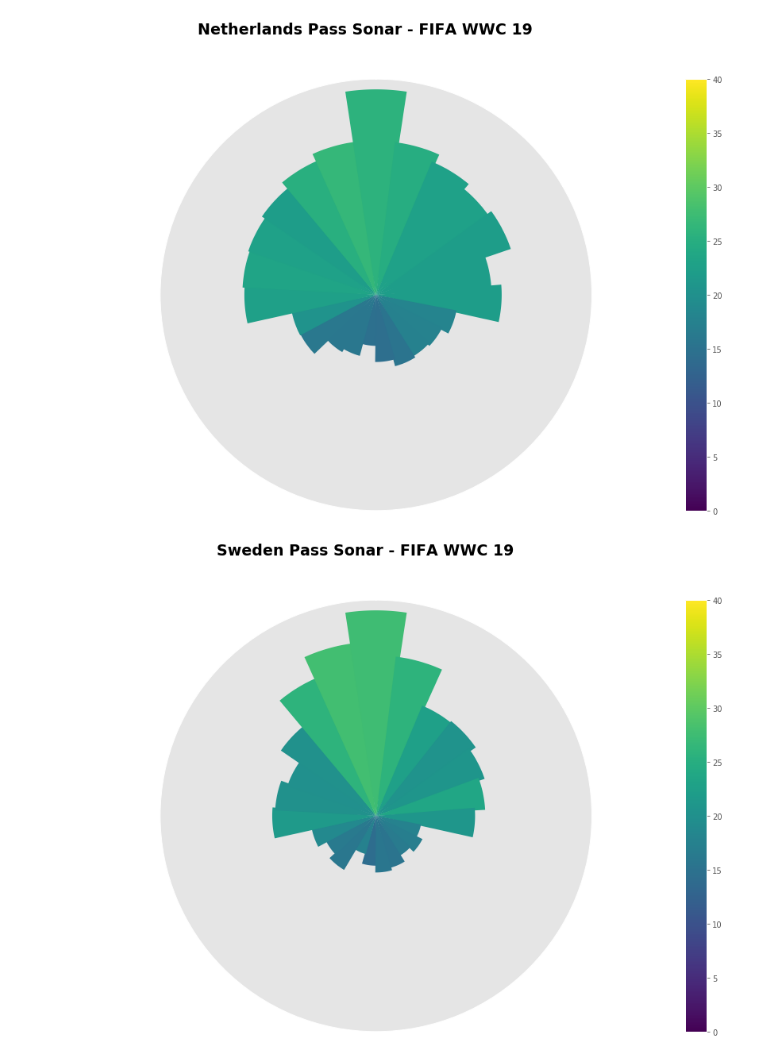
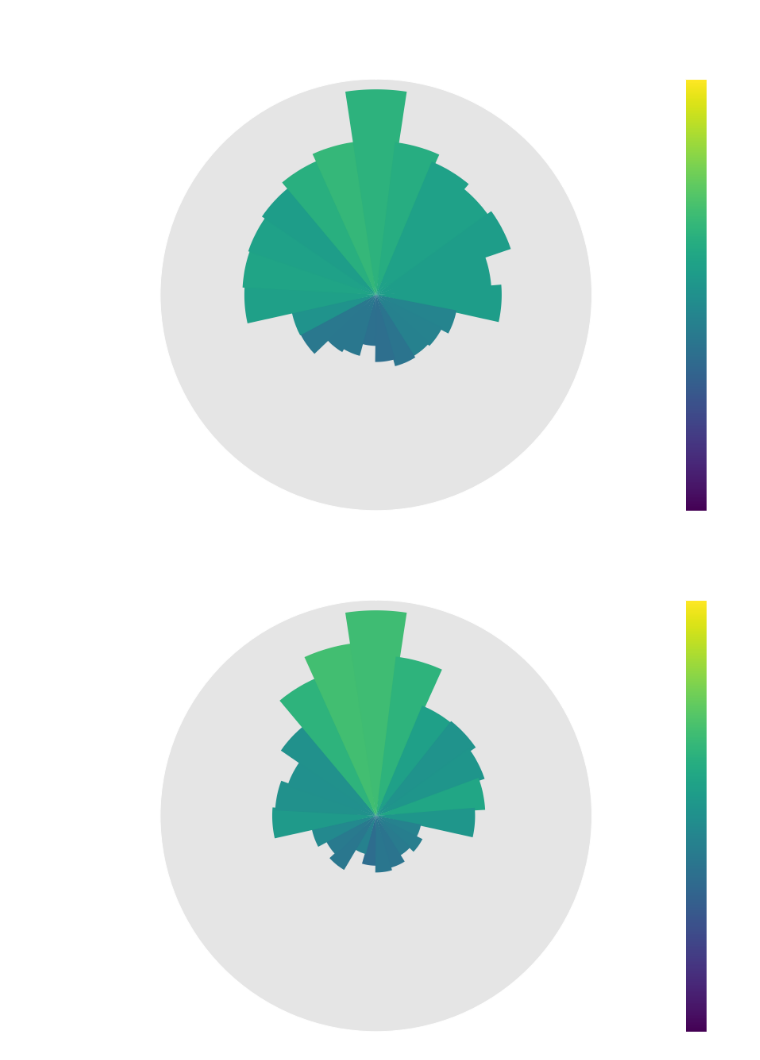
Before and after one commit to ReetBarik/Data-Science-Soccer-Analytics, a Jupyter notebook: Pass Sonar.ipynb, the cells around one changed output. Drawn from its saved outputs; the diff is of its cells as text; code cells hidden in the pictures.

```diff
--- a/Pass Sonar.ipynb
+++ b/Pass Sonar.ipynb
@@ -115,21 +117,22 @@ result.loc[(result['team.id'] == 851),'team.name'] = 'Netherlands Women\'s'
 # %%
 fig, ax = plt.subplots(figsize=(15,10))
 
 norm = plt.Normalize(result["pass.length"].min(), 40)#result["pass.length"].max())
 cmap = plt.cm.viridis
 ar = np.array(result["pass.length"])
 sm = matplotlib.cm.ScalarMappable(cmap=cmap, norm=norm)
 sm.set_array([])
 cbar = fig.colorbar(sm, orientation="vertical", fraction=0.035, pad=0.01)
-
+cbar.ax.tick_params(colors = 'white')
 
 Pass_Plotter(0, 'Netherlands Women\'s')
 fig.subplots_adjust(hspace = 0.6, wspace=0.1)
 ax.axis("off")
-fig.suptitle("Netherlands Pass Sonar - FIFA WWC 19", fontsize = 19, fontweight="bold")
-plt.show()
+fig.suptitle("Netherlands Pass Sonar - FIFA WWC 19", fontsize = 19, fontweight="bold", color = 'white')
+plt.savefig('VizPlots/Pass Sonar/ned.png', facecolor = '#135476', dpi = 1000)
+# plt.show()
 # %% [output]
-[figure, old version]
+[figure, new version]
 # %%
 result.loc[(result['team.id'] == 858),'team.name'] = 'Sweden Women\'s'
 # %%
@@ -141,12 +144,13 @@ ar = np.array(result["pass.length"])
 sm = matplotlib.cm.ScalarMappable(cmap=cmap, norm=norm)
 sm.set_array([])
 cbar = fig.colorbar(sm, orientation="vertical", fraction=0.035, pad=0.01)
-
+cbar.ax.tick_params(colors = 'white')
 
 Pass_Plotter(0, 'Sweden Women\'s')
 fig.subplots_adjust(hspace = 0.6, wspace=0.1)
 ax.axis("off")
-fig.suptitle("Sweden Pass Sonar - FIFA WWC 19", fontsize = 19, fontweight="bold")
-plt.show()
+fig.suptitle("Sweden Pass Sonar - FIFA WWC 19", fontsize = 19, fontweight="bold", color = 'white')
+plt.savefig('VizPlots/Pass Sonar/swe.png', facecolor = '#135476', dpi = 1000)
+# plt.show()
 # %% [output]
-[figure, old version]
+[figure, new version]
```
Also changed, not shown: parts of 2 cells of this notebook, 7 other files.
